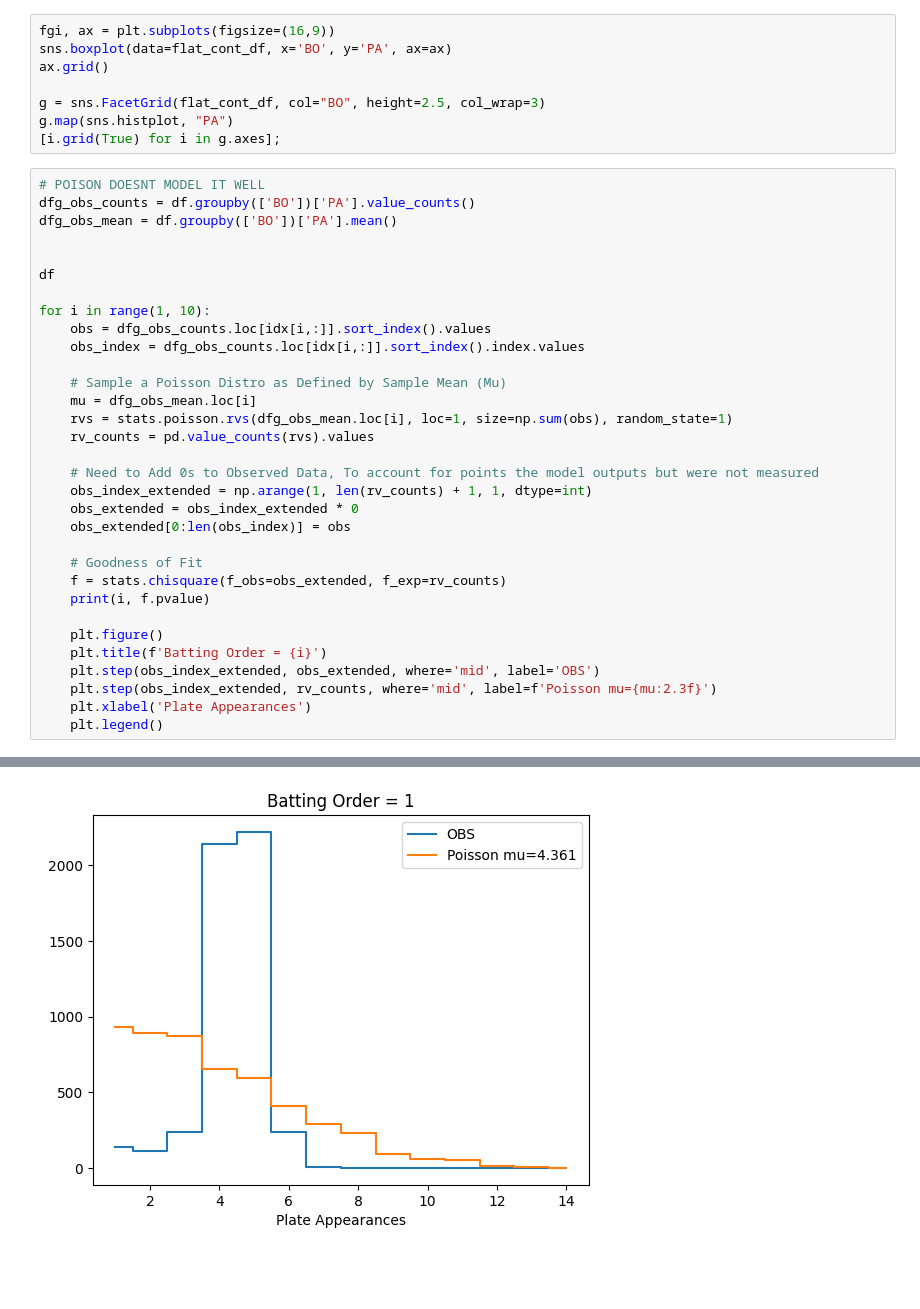
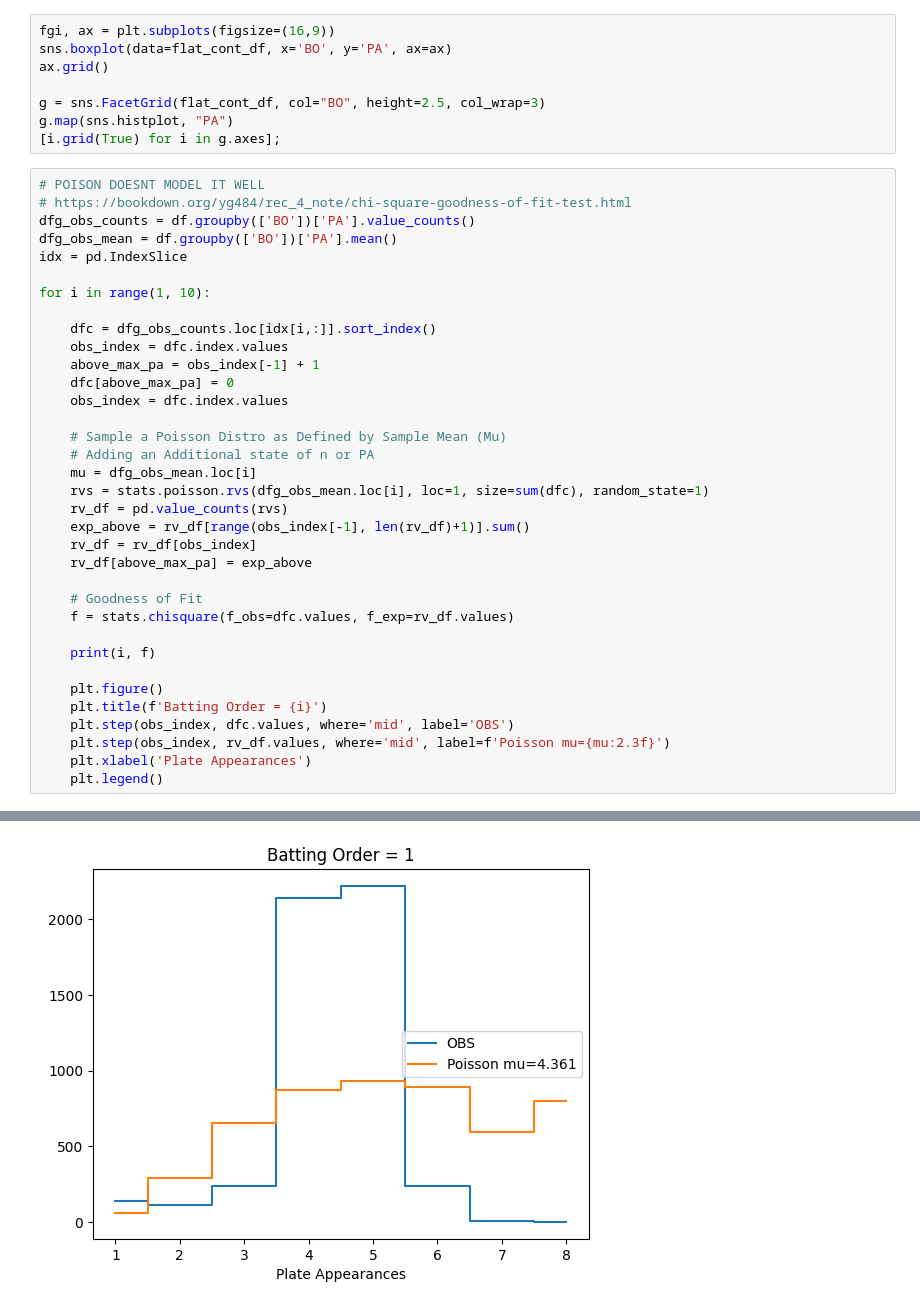
Before and after one commit to Zach1L/demos, a Jupyter notebook: baseball_stats/PA_STATS.ipynb, the cells around one changed output, grey strips where cells are left out. Saved outputs shown, nothing was run; the diff lists cells and outputs as text; blank space fills up the shorter version.

Commit message:
Correct Chi Square Goodness of Fit Test

```diff
--- a/baseball_stats/PA_STATS.ipynb
+++ b/baseball_stats/PA_STATS.ipynb
@@ -59,34 +59,37 @@ g.map(sns.histplot, "PA")
 [i.grid(True) for i in g.axes];
 # %%
 # POISON DOESNT MODEL IT WELL
+# https://bookdown.org/yg484/rec_4_note/chi-square-goodness-of-fit-test.html
 dfg_obs_counts = df.groupby(['BO'])['PA'].value_counts()
 dfg_obs_mean = df.groupby(['BO'])['PA'].mean()
-
-
-df
+idx = pd.IndexSlice
 
 for i in range(1, 10):
-    obs = dfg_obs_counts.loc[idx[i,:]].sort_index().values
-    obs_index = dfg_obs_counts.loc[idx[i,:]].sort_index().index.values
+
+    dfc = dfg_obs_counts.loc[idx[i,:]].sort_index()
+    obs_index = dfc.index.values
+    above_max_pa = obs_index[-1] + 1
+    dfc[above_max_pa] = 0
+    obs_index = dfc.index.values
 
     # Sample a Poisson Distro as Defined by Sample Mean (Mu)
+    # Adding an Additional state of n or PA
     mu = dfg_obs_mean.loc[i]
-    rvs = stats.poisson.rvs(dfg_obs_mean.loc[i], loc=1, size=np.sum(obs), random_state=1)
-    rv_counts = pd.value_counts(rvs).values
-
-    # Need to Add 0s to Observed Data, To account for points the model outputs but were not measured
-    obs_index_extended = np.arange(1, len(rv_counts) + 1, 1, dtype=int)
-    obs_extended = obs_index_extended * 0
-    obs_extended[0:len(obs_index)] = obs
+    rvs = stats.poisson.rvs(dfg_obs_mean.loc[i], loc=1, size=sum(dfc), random_state=1)
+    rv_df = pd.value_counts(rvs)
+    exp_above = rv_df[range(obs_index[-1], len(rv_df)+1)].sum()
+    rv_df = rv_df[obs_index]
+    rv_df[above_max_pa] = exp_above
 
     # Goodness of Fit
-    f = stats.chisquare(f_obs=obs_extended, f_exp=rv_counts)
-    print(i, f.pvalue)
+    f = stats.chisquare(f_obs=dfc.values, f_exp=rv_df.values)
+
+    print(i, f)
 
     plt.figure()
     plt.title(f'Batting Order = {i}')
-    plt.step(obs_index_extended, obs_extended, where='mid', label='OBS')
-    plt.step(obs_index_extended, rv_counts, where='mid', label=f'Poisson mu={mu:2.3f}')
+    plt.step(obs_index, dfc.values, where='mid', label='OBS')
+    plt.step(obs_index, rv_df.values, where='mid', label=f'Poisson mu={mu:2.3f}')
     plt.xlabel('Plate Appearances')
     plt.legend()
 # %% [output]
@@ -102 +105 @@ for i in range(1, 10):
-[figure, old version]
+[figure, new version]
```
Also changed, not shown: parts of 3 cells of this notebook.
